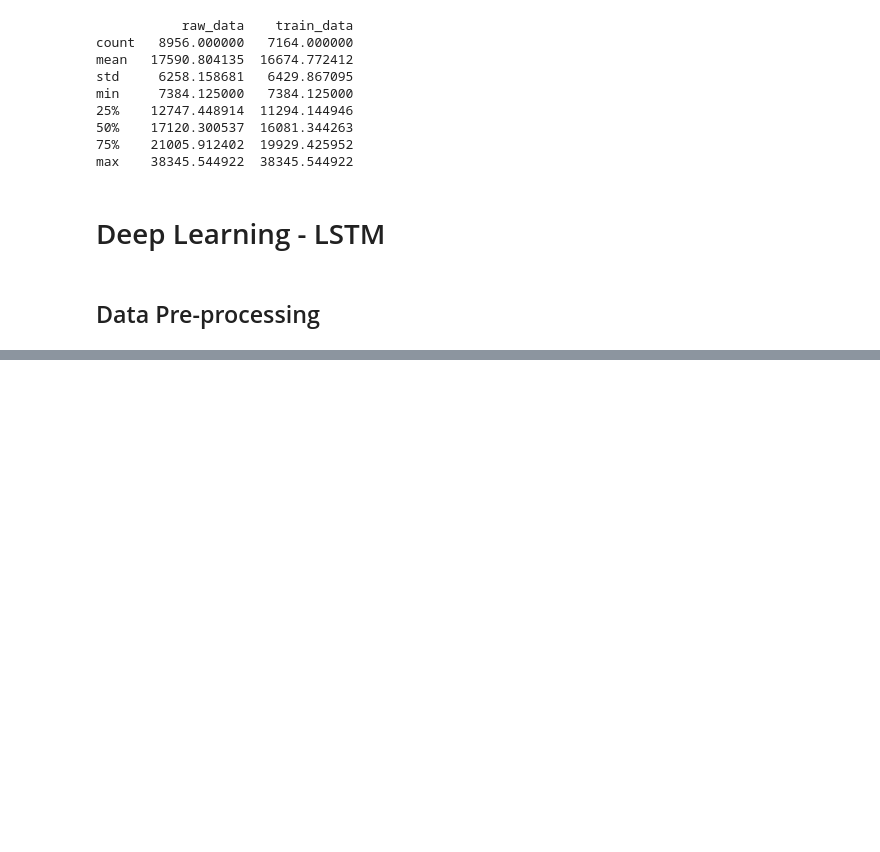
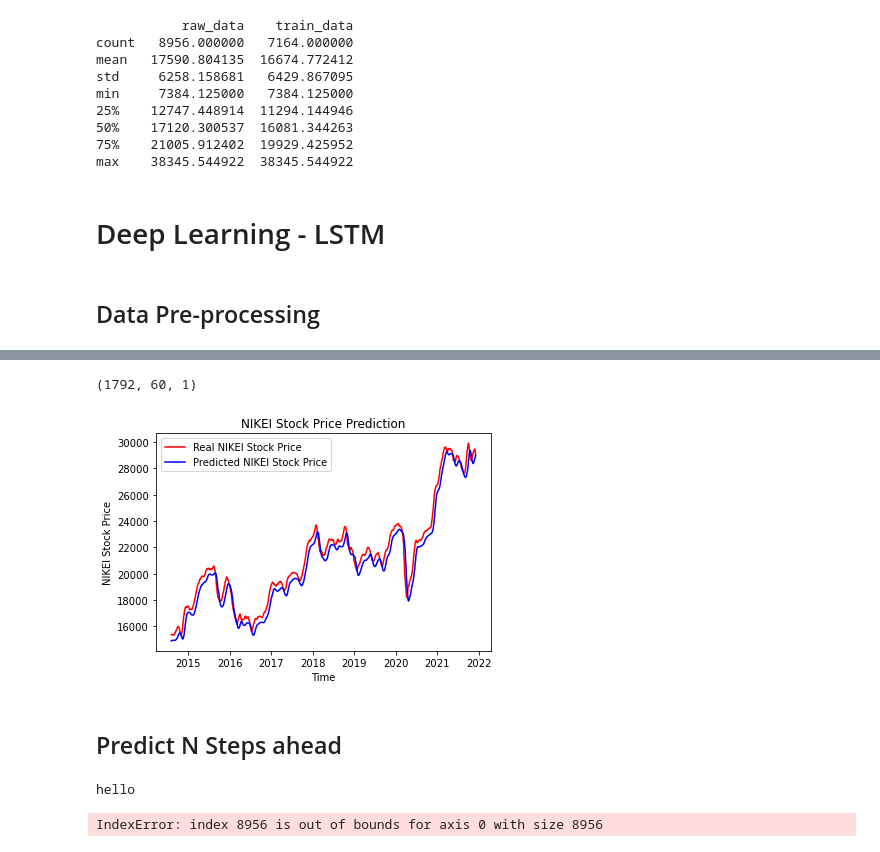
Before and after one commit to berryomi/Stock-Prediction, a Jupyter notebook: Trading.ipynb, the cells around one changed output, grey strips where cells are left out. Saved outputs shown, nothing was run; the diff lists cells and outputs as text; code cells hidden in the pictures; blank space fills up the shorter version.

```diff
--- a/Trading.ipynb
+++ b/Trading.ipynb
@@ -524,0 +563,8 @@ Text(0.5, 1.0, 'Train Dataset')
+# %%
+closePriceShort = short_data['short_rolling'].astype("float32")
+
+traingingSetSize = int(len(short_data)*0.8)
+training_set = short_data.iloc[:traingingSetSize, 8:9].values #short_rolling
+test_set = short_data.iloc[traingingSetSize:, 8:9].values #short_rolling
+
+test_date = short_data.iloc[traingingSetSize:, 0]
@@ -525,3 +624,70 @@ Text(0.5, 1.0, 'Train Dataset')
+# %%
+
+dataset_train = short_data.iloc[:traingingSetSize, 8:9]
+dataset_test = short_data.iloc[traingingSetSize: , 8:9]
+
+
+dataset_total = pd.concat((dataset_train, dataset_test), axis = 0)
+inputs = dataset_total[len(dataset_total) - len(dataset_test) - 60:].values
+inputs = inputs.reshape(-1,1)
+inputs = sc.transform(inputs)
+X_test = []
+for i in range(60, len(inputs)):
+    X_test.append(inputs[i-60:i, 0])
+X_test = np.array(X_test)
+X_test = np.reshape(X_test, (X_test.shape[0], X_test.shape[1], 1))
+print(X_test.shape)
+
+# (459, 60, 1)
+# %% [output]
+(1792, 60, 1)
+# %%
+predicted_stock_price = model.predict(X_test)
+predicted_stock_price = sc.inverse_transform(predicted_stock_price)
+# %%
+# Visualising the results
+
+
+
+
+plt.plot(test_date,dataset_test.values, color = "red", label = "Real NIKEI Stock Price")
+plt.plot(test_date,predicted_stock_price, color = "blue", label = "Predicted NIKEI Stock Price")
+# plt.xticks(np.arange(0,459,50))
+plt.title('NIKEI Stock Price Prediction')
+plt.xlabel('Time')
+plt.ylabel('NIKEI Stock Price')
+plt.legend()
+plt.show()
+# %% [output]
+[figure, added]
+# %% [markdown]
+## Predict N Steps ahead
+# %%
+def processData(data,lb):
+    X= []
+    for i in range(len(data)-lb-1):
+        X.append(data[i:(i+lb),0])
+    return np.array(X)
+print("hello")
+# create the x_test_dummy
+cl2 =closePrice.copy()
+pred = []
+for i in range(X_test.shape[0]):
+    cl2[int(X.shape[0]*0.90)+i+lb] = model.predict(X_test)[i]
+    pred.extend(model.predict(X_test)[i])
+    X = processData(cl2,lag)
+    X_train,X_test = X[:int(X.shape[0]*0.90)],X[int(X.shape[0]*0.90):]
+    X_test = X_test.reshape((X_test.shape[0],X_test.shape[1],1))
+
+print("hello")
+prediction = scl.inverse_transform(np.array(pred).reshape(-1, 1))
+plt.figure(figsize=(12,8))
+plt.plot(scl.inverse_transform(y_test.reshape(-1,1)),  label="Actual")
+plt.plot(prediction, label="Predicted")
+plt.title("Test Dataset 250 Obs Ahead")
+# %% [output]
+hello
+IndexError: index 8956 is out of bounds for axis 0 with size 8956
 # %%
 #Loss
 loss = history.history["loss"]
```
Also changed, not shown: parts of 21 cells of this notebook.
